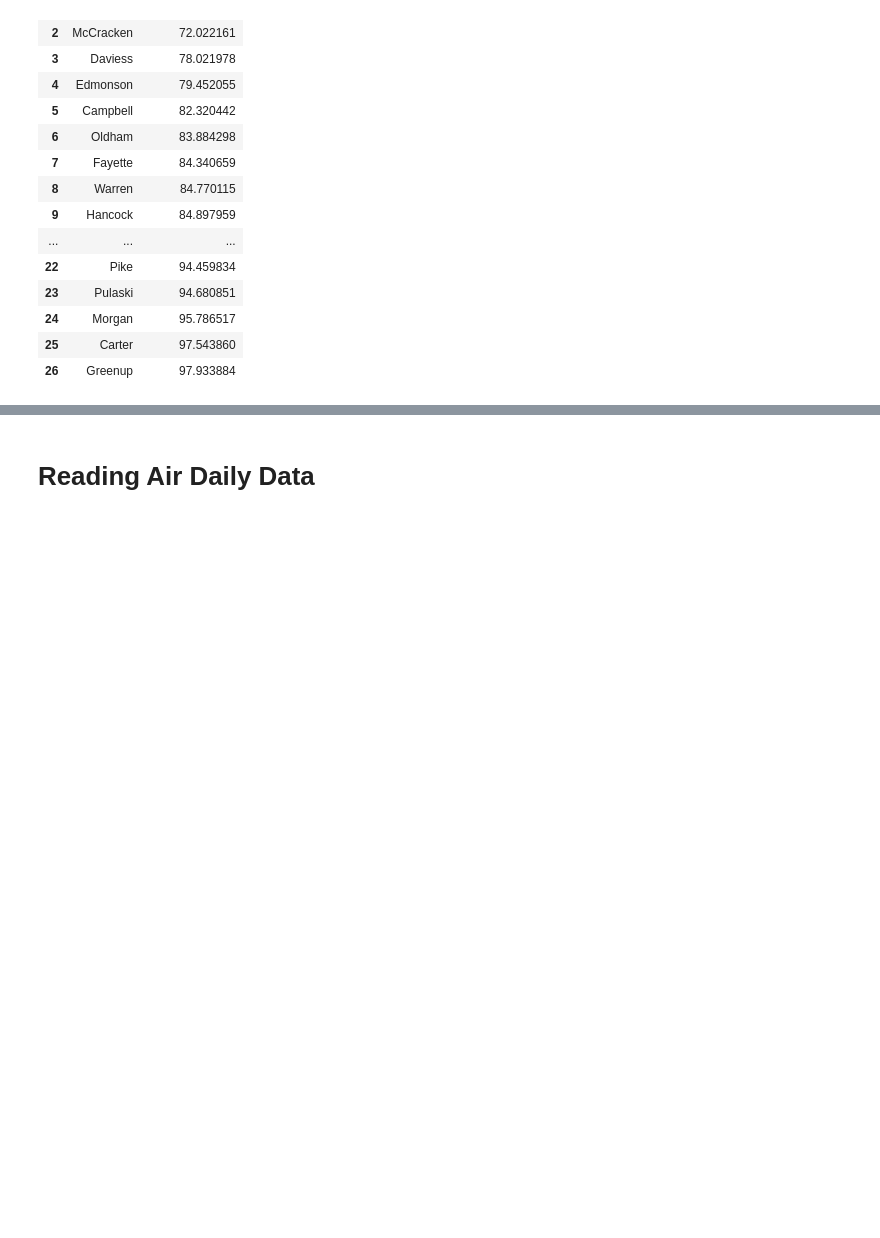
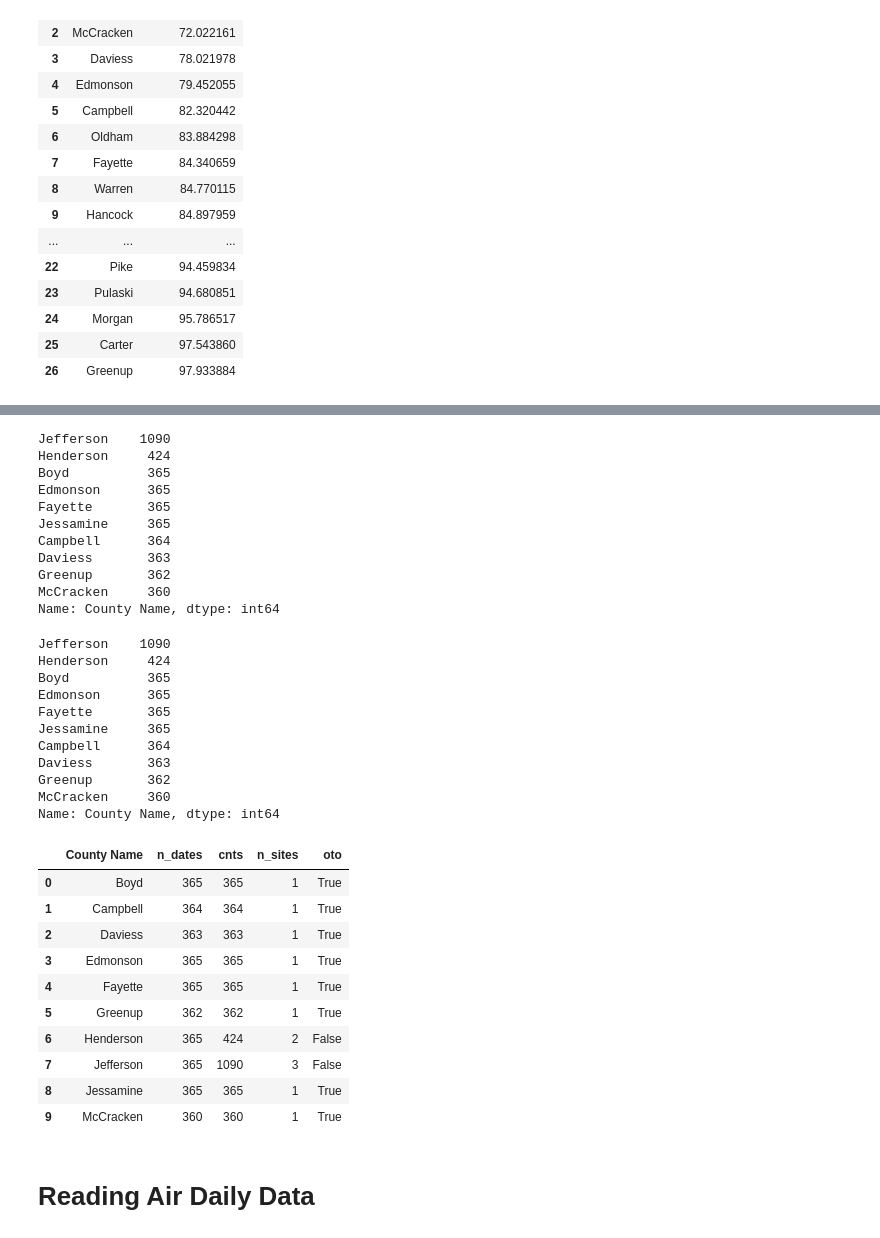
Before and after one commit to Mag-Sul/ppol564_group1_new, a Jupyter notebook: code/Final Data Cleaning.ipynb, the cells around one changed output, grey strips where cells are left out. Drawn from its saved outputs; the diff is of its cells as text; code cells hidden in the pictures; blank space fills up the shorter version.

```diff
--- a/code/Final Data Cleaning.ipynb
+++ b/code/Final Data Cleaning.ipynb
@@ -486,3 +553,48 @@ good_days_ken
+# %%
+# # Cleaning data for Washington
+# # Count should go down by 365
+so2_ken_ff = so2_ken_f[so2_ken_f["Event Type"] != "Included"]
+so2_ken_f["County Name"].value_counts()
+so2_ken_ff["County Name"].value_counts()
+chck2 = so2_ken_ff.groupby("County Name").agg(n_dates = ("Date Local", "nunique"),
+                                                cnts = ("State Code", "count"),
+                                            n_sites = ("Site Num", "nunique"))
+chck2["oto"] = (chck2["n_dates"] == chck2["cnts"])
+chck2.reset_index()
+# %% [output]
+Jefferson    1090
+Henderson     424
+Boyd          365
+Edmonson      365
+Fayette       365
+Jessamine     365
+Campbell      364
+Daviess       363
+Greenup       362
+McCracken     360
+Name: County Name, dtype: int64
+Jefferson    1090
+Henderson     424
+Boyd          365
+Edmonson      365
+Fayette       365
+Jessamine     365
+Campbell      364
+Daviess       363
+Greenup       362
+McCracken     360
+Name: County Name, dtype: int64
+|  | County Name | n_dates | cnts | n_sites | oto |
+| 0 | Boyd | 365 | 365 | 1 | True |
+| 1 | Campbell | 364 | 364 | 1 | True |
+| 2 | Daviess | 363 | 363 | 1 | True |
+| 3 | Edmonson | 365 | 365 | 1 | True |
+| 4 | Fayette | 365 | 365 | 1 | True |
+| 5 | Greenup | 362 | 362 | 1 | True |
+| 6 | Henderson | 365 | 424 | 2 | False |
+| 7 | Jefferson | 365 | 1090 | 3 | False |
+| 8 | Jessamine | 365 | 365 | 1 | True |
+| 9 | McCracken | 360 | 360 | 1 | True |
 # %% [markdown]
 # Reading Air Daily Data
 # %%
```
Also changed, not shown: parts of 4 cells of this notebook.
